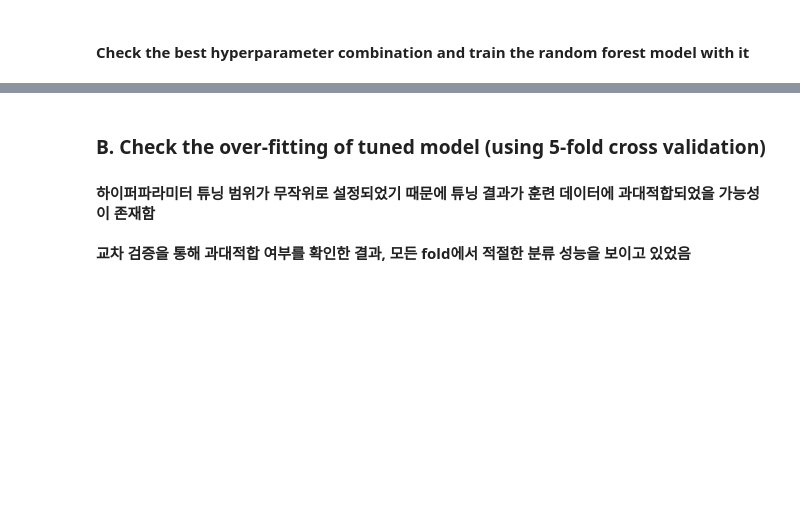
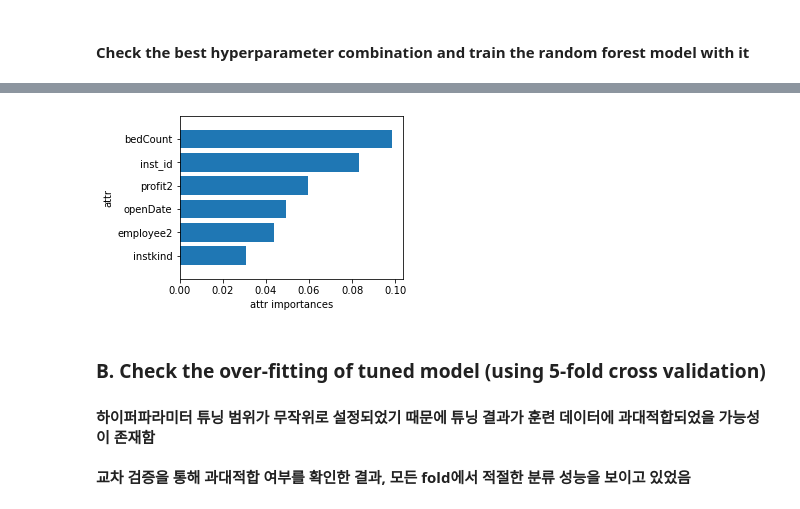
Before and after one commit to SwimmingHwang/hospital-opened-closed-classification, a Jupyter notebook: main0826_final.ipynb, the cells around one changed output, grey strips where cells are left out. Cells and saved outputs as stored; diff of their text form; code cells hidden in the pictures; blank space fills up the shorter version.

```diff
--- a/main0826_final.ipynb
+++ b/main0826_final.ipynb
@@ -296,4 +296,31 @@ sub_RF_tune
 127 rows × 2 columns
+# %%
+def setting(data):
+    return data[0]
+
+RF_fi_li = []# randomforest feature importance list
+for i in range(RF_prod_tune.n_features_):
+    RF_fi_li.append((RF_prod_tune.feature_importances_[i],train_prod_X.columns[i]))
+
+RF_fi_li_sorted = sorted(RF_fi_li, key=setting)
+# %%
+RF_fi_li_sorted_imtVal = list(zip(*RF_fi_li_sorted))[0][-6:]
+RF_fi_li_sorted_colName = list(zip(*RF_fi_li_sorted))[1][-6:]
+# %%
+# 특성 중요도 시각화 하기
+rcParams['figure.figsize'] = 4, 3
+def plot_feature_importances_rf(model):
+    n_features = 6
+    plt.barh(range(n_features), RF_fi_li_sorted_imtVal, align='center')
+    plt.yticks(np.arange(n_features),RF_fi_li_sorted_colName)
+    plt.xlabel("attr importances")
+    plt.ylabel("attr")
+    plt.ylim(-1, n_features)
+
+plot_feature_importances_rf(RF_prod_tune)
+plt.show()
+# %% [output]
+[figure, added]
 # %% [markdown]
 ### B. Check the over-fitting of tuned model (using 5-fold cross validation)
 #### 하이퍼파라미터 튜닝 범위가 무작위로 설정되었기 때문에 튜닝 결과가 훈련 데이터에 과대적합되었을 가능성이 존재함<br><br>교차 검증을 통해 과대적합 여부를 확인한 결과, 모든 fold에서 적절한 분류 성능을 보이고 있었음
```
Also changed, not shown: parts of 3 cells of this notebook.
